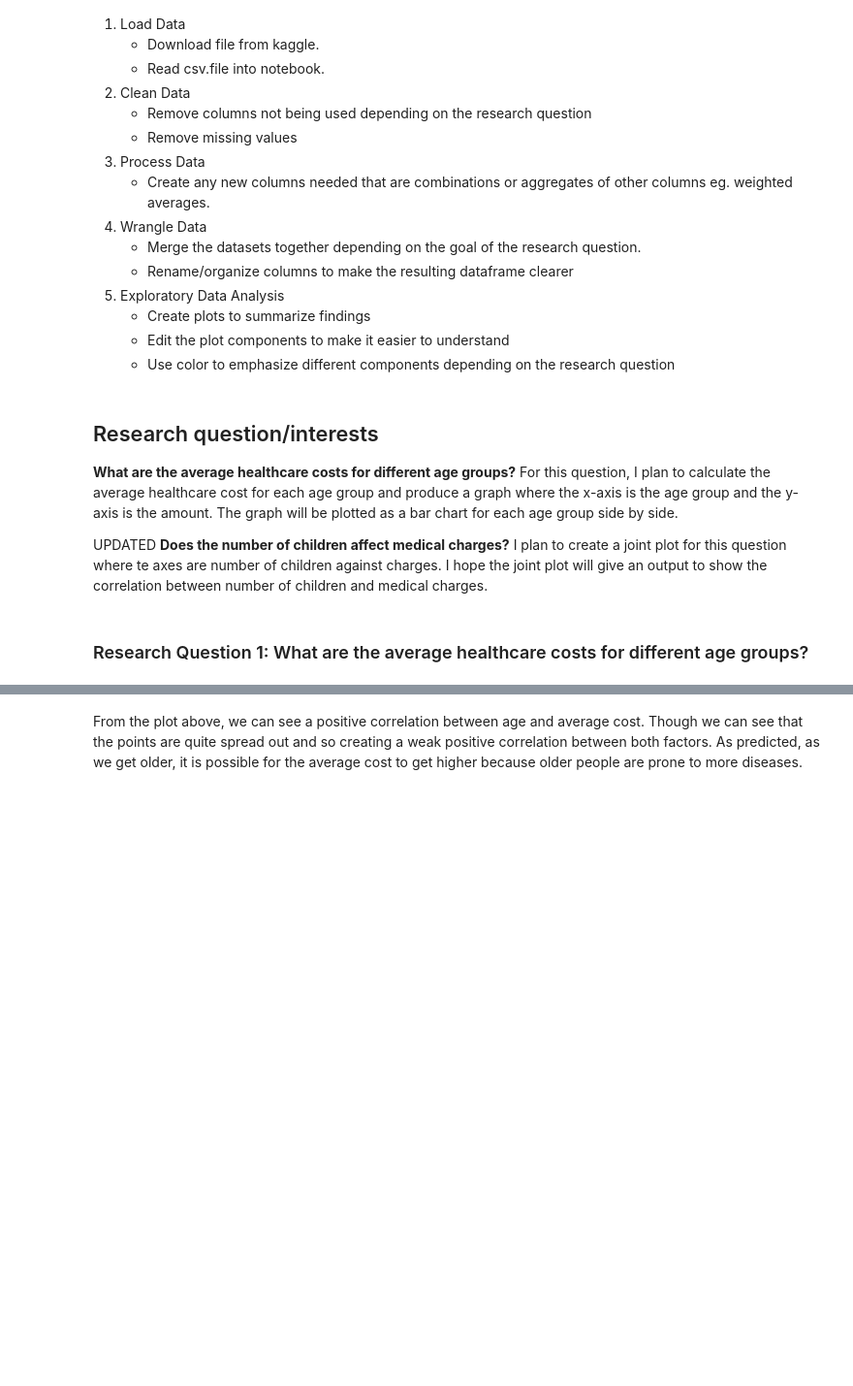
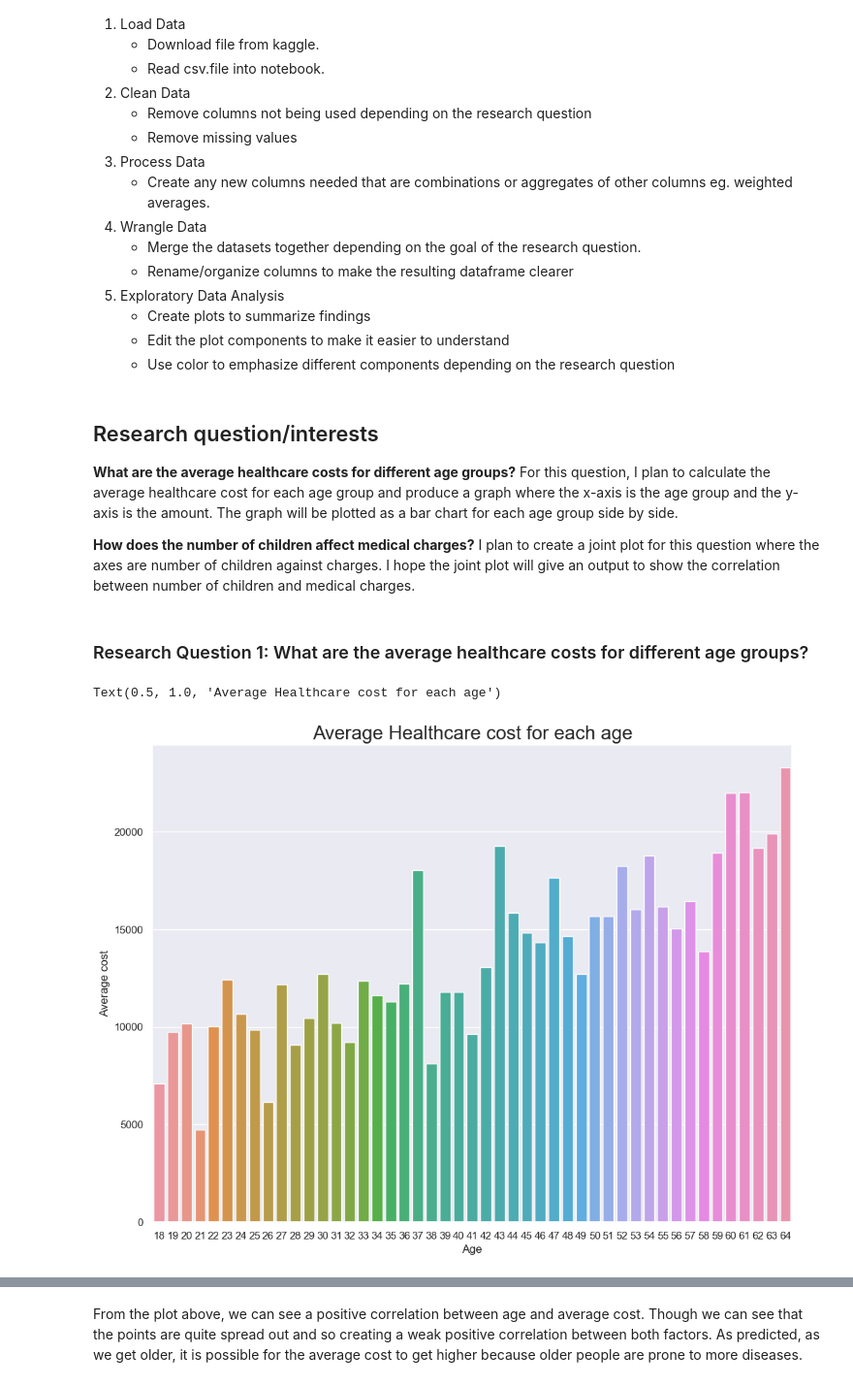
Before and after one commit to ubco-W2022T2-data301/project-group-group08, a Jupyter notebook: analysis/analysis1.ipynb, the cells around one changed output, grey strips where cells are left out. Shown at 97% size. Cells and saved outputs as stored; diff of their text form; code cells hidden in the pictures; blank space fills up the shorter version.

```diff
--- a/analysis/analysis1.ipynb
+++ b/analysis/analysis1.ipynb
@@ -22,8 +22,8 @@
 **What are the average healthcare costs for different age groups?**
 For this question, I plan to calculate the average healthcare cost for each age group and produce a graph where the x-axis is the age group and the y-axis is the amount. The graph will be plotted as a bar chart for each age group side by side.
 
-UPDATED **Does the number of children affect medical charges?**
-I plan to create a joint plot for this question where te axes are number of children against charges. I hope the joint plot will give an output to show the correlation between number of children and medical charges.
+**How does the number of children affect medical charges?**
+I plan to create a joint plot for this question where the axes are number of children against charges. I hope the joint plot will give an output to show the correlation between number of children and medical charges.
 # %%
 import seaborn as sns
 import matplotlib.pyplot as plt
@@ -40,5 +41,12 @@ df = project_functions1.load_and_process("../data/raw/medical_expense.csv")
 df1 = project_functions1.clean_and_wrangle(df)
 # %% [markdown]
 ### Research Question 1: What are the average healthcare costs for different age groups?
+# %%
+sns.set(rc={'figure.figsize':(12,9)})
+ax = sns.barplot(x = 'Age', y = 'Average cost', data = df1, estimator= np.mean, errorbar=('ci', 85), capsize=.2)
+ax.set_title("Average Healthcare cost for each age", size = 20)
+# %% [output]
+Text(0.5, 1.0, 'Average Healthcare cost for each age')
+[figure, added]
 # %%
 sns.set(rc={'figure.figsize':(12,9)})
```
Also changed, not shown: parts of 4 cells of this notebook.
